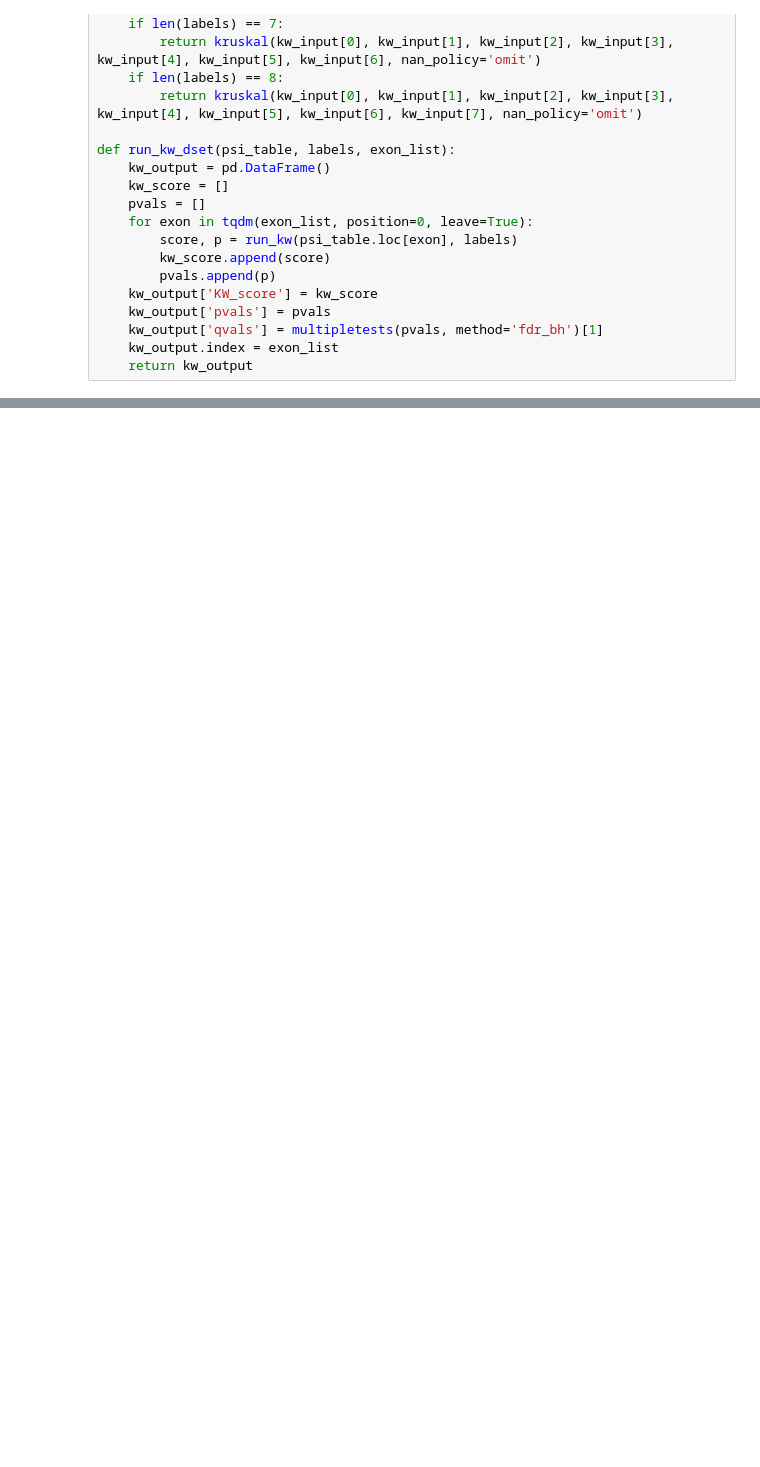
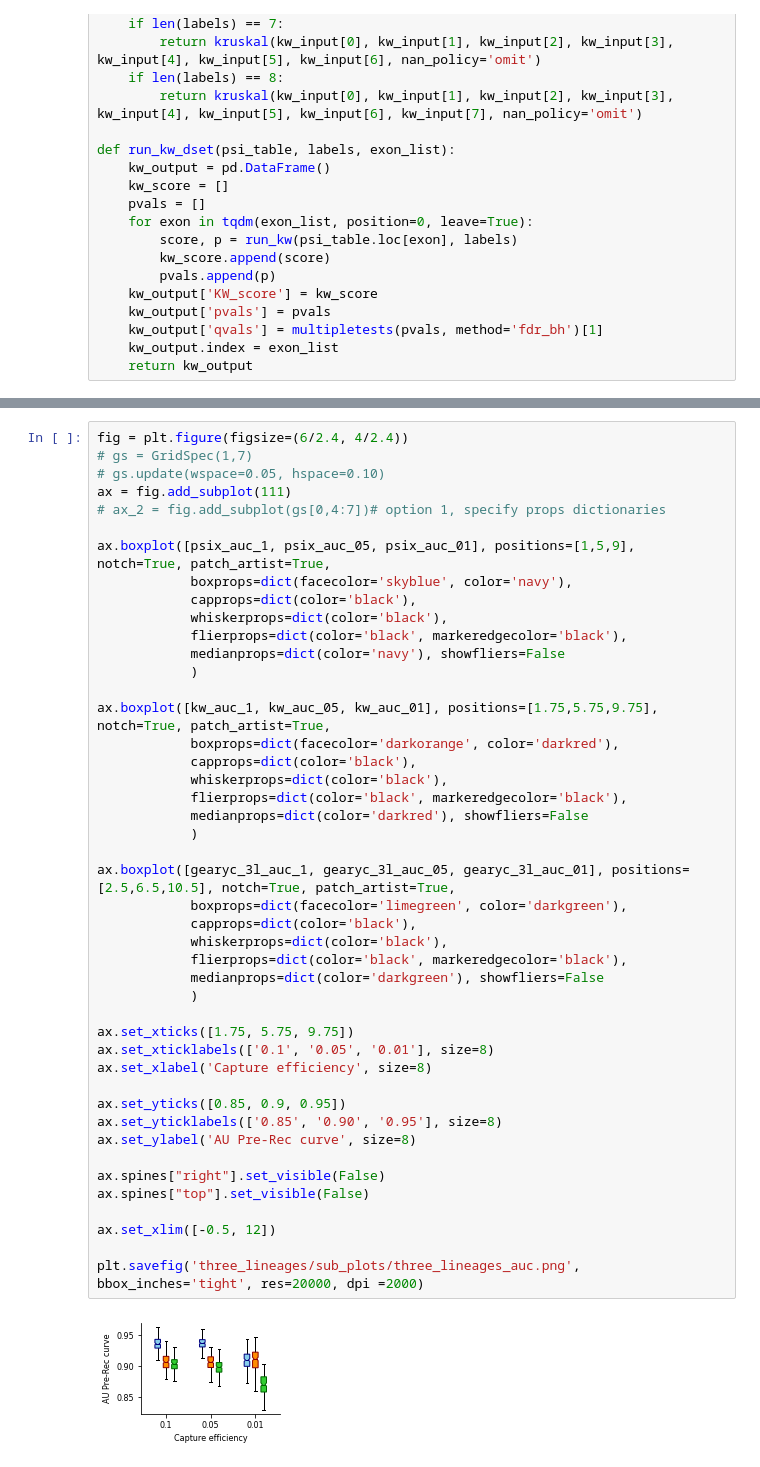
Before and after one commit to lareaulab/analysis_psix, a Jupyter notebook: simulations/simulation_analysis_three.ipynb, the cells around one changed output, grey strips where cells are left out. Saved outputs shown, nothing was run; the diff lists cells and outputs as text; blank space fills up the shorter version.

```diff
--- a/simulations/simulation_analysis_three.ipynb
+++ b/simulations/simulation_analysis_three.ipynb
@@ -136,0 +416,47 @@ gearyc_3l_01 = pd.read_csv('three_lineages/gearyc_0.01.tab.gz', sep='\t', index_
+# %%
+fig = plt.figure(figsize=(6/2.4, 4/2.4))
+# gs = GridSpec(1,7)
+# gs.update(wspace=0.05, hspace=0.10)
+ax = fig.add_subplot(111)
+# ax_2 = fig.add_subplot(gs[0,4:7])# option 1, specify props dictionaries
+
+ax.boxplot([psix_auc_1, psix_auc_05, psix_auc_01], positions=[1,5,9], notch=True, patch_artist=True,
+            boxprops=dict(facecolor='skyblue', color='navy'),
+            capprops=dict(color='black'),
+            whiskerprops=dict(color='black'),
+            flierprops=dict(color='black', markeredgecolor='black'),
+            medianprops=dict(color='navy'), showfliers=False
+            )
+
+ax.boxplot([kw_auc_1, kw_auc_05, kw_auc_01], positions=[1.75,5.75,9.75], notch=True, patch_artist=True,
+            boxprops=dict(facecolor='darkorange', color='darkred'),
+            capprops=dict(color='black'),
+            whiskerprops=dict(color='black'),
+            flierprops=dict(color='black', markeredgecolor='black'),
+            medianprops=dict(color='darkred'), showfliers=False
+            )
+
+ax.boxplot([gearyc_3l_auc_1, gearyc_3l_auc_05, gearyc_3l_auc_01], positions=[2.5,6.5,10.5], notch=True, patch_artist=True,
+            boxprops=dict(facecolor='limegreen', color='darkgreen'),
+            capprops=dict(color='black'),
+            whiskerprops=dict(color='black'),
+            flierprops=dict(color='black', markeredgecolor='black'),
+            medianprops=dict(color='darkgreen'), showfliers=False
+            )
+
+ax.set_xticks([1.75, 5.75, 9.75])
+ax.set_xticklabels(['0.1', '0.05', '0.01'], size=8)
+ax.set_xlabel('Capture efficiency', size=8)
+
+ax.set_yticks([0.85, 0.9, 0.95])
+ax.set_yticklabels(['0.85', '0.90', '0.95'], size=8)
+ax.set_ylabel('AU Pre-Rec curve', size=8)
+
+ax.spines["right"].set_visible(False)
+ax.spines["top"].set_visible(False)
+
+ax.set_xlim([-0.5, 12])
+
+plt.savefig('three_lineages/sub_plots/three_lineages_auc.png', bbox_inches='tight', res=20000, dpi =2000)
+# %% [output]
+[figure, added]
```
Also changed, not shown: parts of 11 cells of this notebook, 28 other files.
